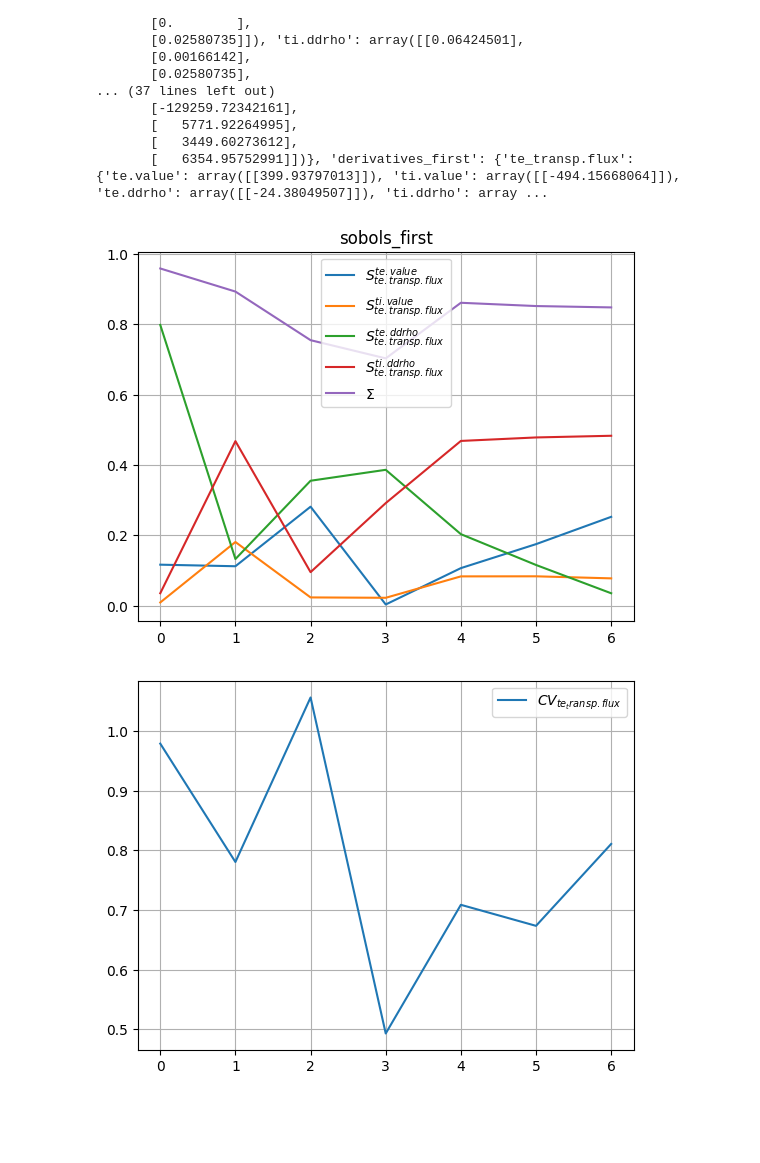
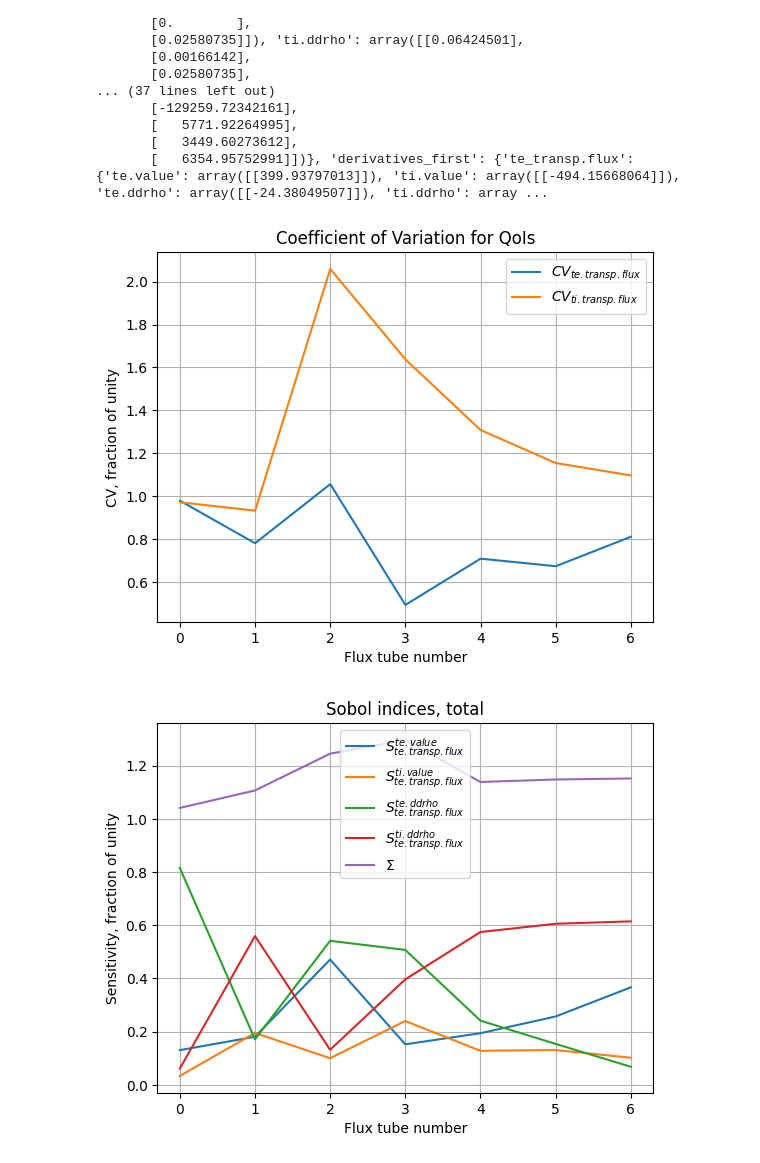
Before and after one commit to vecma-ipp/MFW, a Jupyter notebook: uq/basicda/surrogate_scans.ipynb, the cells around one changed output. Cells and saved outputs as stored; diff of their text form; code cells hidden in the pictures; blank space fills up the shorter version.

```diff
--- a/uq/basicda/surrogate_scans.ipynb
+++ b/uq/basicda/surrogate_scans.ipynb
@@ -898,11 +924,17 @@ sp_cmaps = {'e':[(1.-color_step*i, 0., color_step*i ) for i in range(0,color_num
 sp_mmap = {'e':'v', 'i':'^'}
 
 
-result_filename_list = ['../results_aletoric_20240222/result_aleatoric_wf_cv0.01.pickle', '../results_aletoric_20240222/result_aleatoric_wf_cv0.05.pickle', '../results_aletoric_20240222/result_aleatoric_wf_cv0.1.pickle', '../results_aletoric_20240222/result_aleatoric_wf_cv0.2.pickle', '../results_aletoric_20240222/result_aleatoric_wf_cv0.25.pickle']
+# #) D
+# result_filename_list = ['../results_aletoric_20240222/result_aleatoric_wf_cv0.01.pickle', '../results_aletoric_20240222/result_aleatoric_wf_cv0.05.pickle', '../results_aletoric_20240222/result_aleatoric_wf_cv0.1.pickle', '../results_aletoric_20240222/result_aleatoric_wf_cv0.2.pickle', '../results_aletoric_20240222/result_aleatoric_wf_cv0.25.pickle']
+# cov_inputs = [float(".".join([f.split('.')[-3][-1],f.split('.')[-2]])) for f in result_filename_list]
+# output_columns =  ["te_value_0", "te_value_15", "te_value_30", "te_value_45", "te_value_57", "te_value_67", "te_value_77", "te_value_87", "te_value_95",
+#                    "ti_value_0", "ti_value_15", "ti_value_30", "ti_value_45", "ti_value_57", "ti_value_67", "ti_value_77", "ti_value_87", "ti_value_95",]
+
+# E) GEM 8*3**4 data
+result_filename_list = ['../results_aleatoric_gem_data/result_aleatoric_wf_ns32_cv0.1.pickle']
 cov_inputs = [float(".".join([f.split('.')[-3][-1],f.split('.')[-2]])) for f in result_filename_list]
-
-output_columns =  ["te_value_0", "te_value_15", "te_value_30", "te_value_45", "te_value_57", "te_value_67", "te_value_77", "te_value_87", "te_value_95",
-                   "ti_value_0", "ti_value_15", "ti_value_30", "ti_value_45", "ti_value_57", "ti_value_67", "ti_value_77", "ti_value_87", "ti_value_95",]
+ind_coords = [i for i in range(100)]
+output_columns = [f"t{sp}_value_{i}" for sp,i in product(['e','i'],ind_coords)]
 
 data_list = []
 # should be (at least) 3D data-structure: n_qoi x n_statistics x n_runs
@@ -1493,13 +1528,16 @@ nfts = 7
 qois = ['te_transp.flux', 'ti_transp.flux']
 inputs = ['te.value',  'ti.value', 'te.ddrho', 'ti.ddrho']
 
-sobol_type = 'sobols_first'
+sobol_type = 'sobols_total'
 sobol_err_type = 'conf_sobols_total'
 
 
 sobols = {}
 stats = {}
 xs = np.arange(nfts)
+
+# Plotting the coefficient of variation for Qe,i
+fig_st,ax_st = plt.subplots()
 
 for qoi in qois:
 
@@ -1524,38 +1562,44 @@ for qoi in qois:
 
             #print(data[f"ft{nft}"][sobol_type][qoi][input][0]) ###DEBUG
 
         norm = sobols[qoi][input][sobol_type].sum()
         #sobols[qoi][input][sobol_type] = sobols[qoi][input][sobol_type] / norm
 
         ax_sob.plot(xs, sobols[qoi][input][sobol_type] ,
                     label=f"$S_{{{qoi_plotname}}}^{{{input}}}$")
 
     stats[qoi] = {}
     stats[qoi]['mean'] = np.zeros(nfts)
     stats[qoi]['std'] = np.zeros(nfts)
     stats[qoi]['cov'] = np.zeros(nfts)
 
     for nft in range(nfts):
         stats[qoi]['mean'][nft] = data[f"ft{nft}"]['statistical_moments'][qoi]['mean'][0]
         stats[qoi]['std'][nft]  = data[f"ft{nft}"]['statistical_moments'][qoi]['std'][0]
         stats[qoi]['cov'][nft]  = stats[qoi]['std'][nft] / stats[qoi]['mean'][nft]
 
     # computing sums of sobol indices
     sobols[qoi]['sum'] = np.array([ sum([ sobols[qoi][input][sobol_type][nft] for input in inputs ]) for nft in range(nfts) ])
     # sobols[qoi]['sum'] = np.zeros(nfts)
     # for nft in range(nfts):
     #     for input in inputs:
     #         sobols[qoi]['sum'][nft] += sobols[qoi][input][sobol_type][nft]
     ax_sob.plot(xs, sobols[qoi]['sum'], label=f"$\Sigma$")
 
-    ax_sob.legend()
-    ax_sob.set_title(sobol_type)
+    ax_sob.legend(loc='best')
+    ax_sob.set_xlabel(f"Flux tube number")
+    ax_sob.set_ylabel(f"Sensitivity, fraction of unity")
+    sobol_type_short = sobol_type.split("_")[-1]
+    ax_sob.set_title(f"Sobol indices, {sobol_type_short}")
+    fig_sob.savefig(f"gem_data_uq_{sobol_type}_{qoi_plotname}_of_rho.pdf")
 
     # Plotting the coefficient of variation for Qe,i
-    fix_st,ax_st = plt.subplots()
-
-    ax_st.plot(xs, stats[qoi]['cov'], label=f"$CV_{{{qoi}}}$")
-    ax_st.legend()
+    ax_st.plot(xs, stats[qoi]['cov'], label=f"$CV_{{{qoi_plotname}}}$")
+    ax_st.legend(loc='best')
+    ax_st.set_xlabel(f"Flux tube number")
+    ax_st.set_ylabel(f"CV, fraction of unity")
+    ax_st.set_title(f"Coefficient of Variation for QoIs")
+    fig_st.savefig(f"gem_data_uq_cv_of_rho.pdf")
 # %% [output]
-[figure, old version]
+[figure, new version]
-[figure, old version]
+[figure, new version]
```
Also changed, not shown: parts of 9 cells of this notebook.
